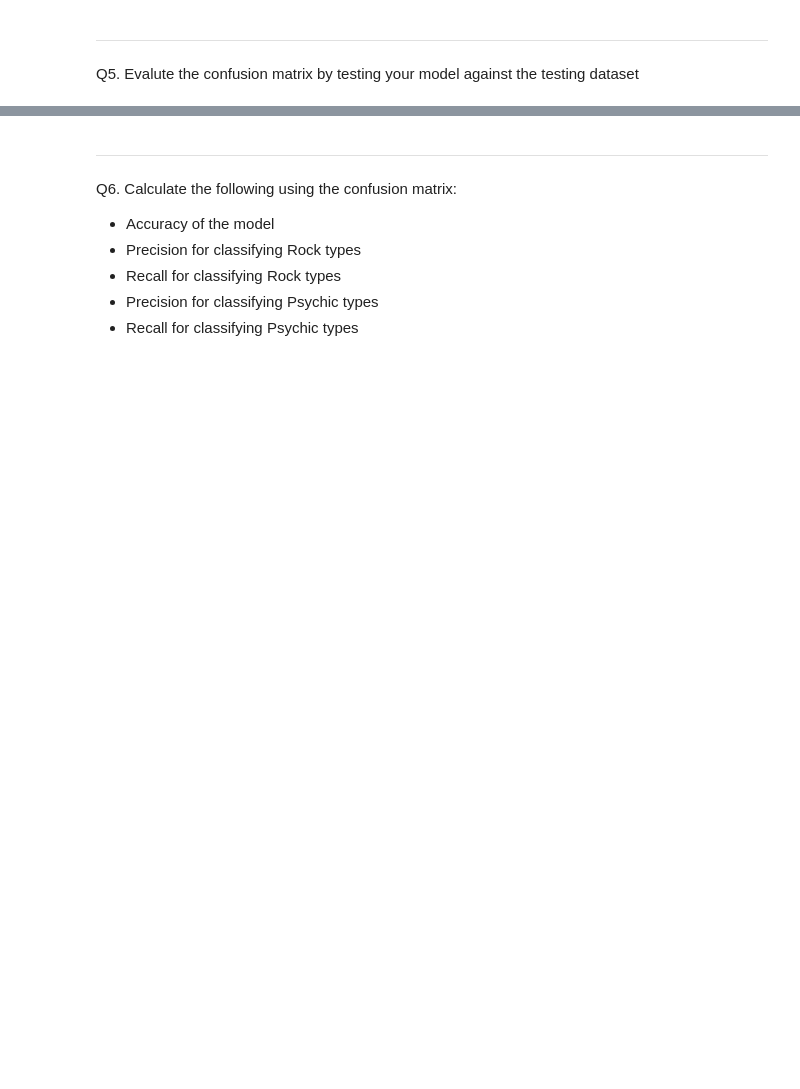
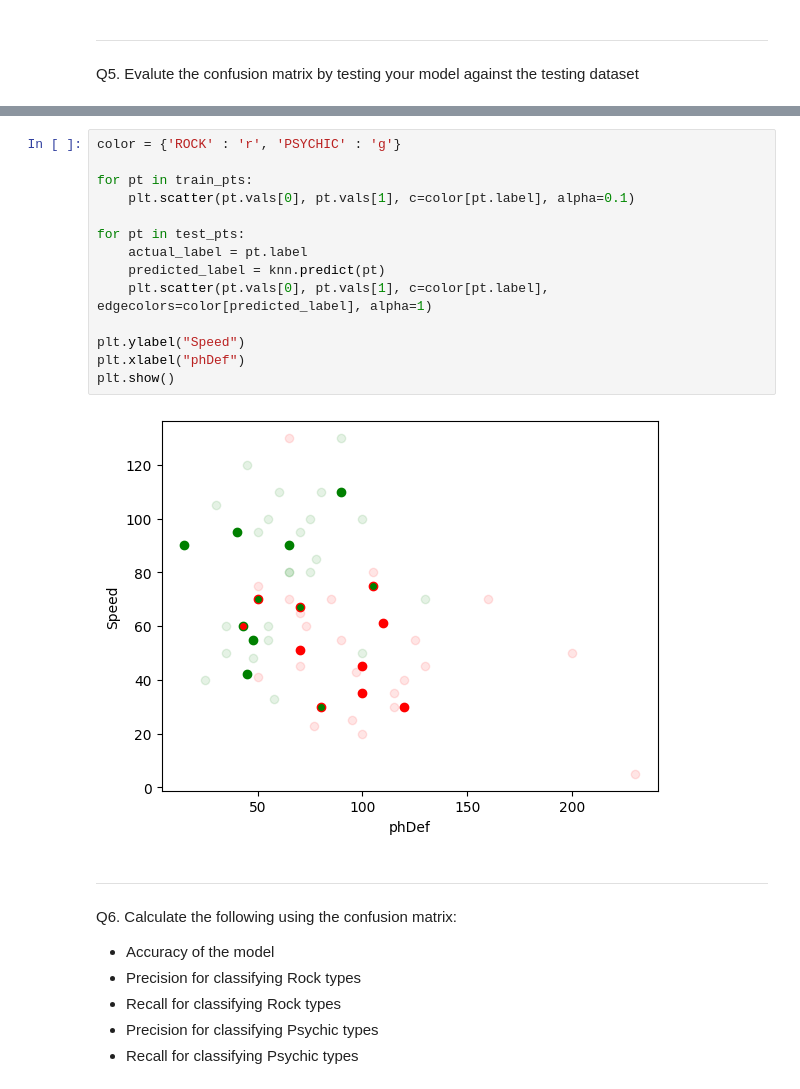
Before and after one commit to khyati-afk/course, a Jupyter notebook: Unit_13_ConfusionMatrix/00_homework.ipynb, the cells around one changed output, grey strips where cells are left out. Cells and saved outputs as stored; diff of their text form; blank space fills up the shorter version.

```diff
--- a/Unit_13_ConfusionMatrix/00_homework.ipynb
+++ b/Unit_13_ConfusionMatrix/00_homework.ipynb
@@ -72,3 +136,19 @@ import matplotlib.pyplot as plt
+# %%
+color = {'ROCK' : 'r', 'PSYCHIC' : 'g'}
+
+for pt in train_pts:
+    plt.scatter(pt.vals[0], pt.vals[1], c=color[pt.label], alpha=0.1)
+
+for pt in test_pts:
+    actual_label = pt.label
+    predicted_label = knn.predict(pt)
+    plt.scatter(pt.vals[0], pt.vals[1], c=color[pt.label], edgecolors=color[predicted_label], alpha=1)
+
+plt.ylabel("Speed")
+plt.xlabel("phDef")
+plt.show()
+# %% [output]
+[figure, added]
 # %% [markdown]
 ---
 Q6. Calculate the following using the confusion matrix:
```
Also changed, not shown: parts of 8 cells of this notebook, 1 other file.
